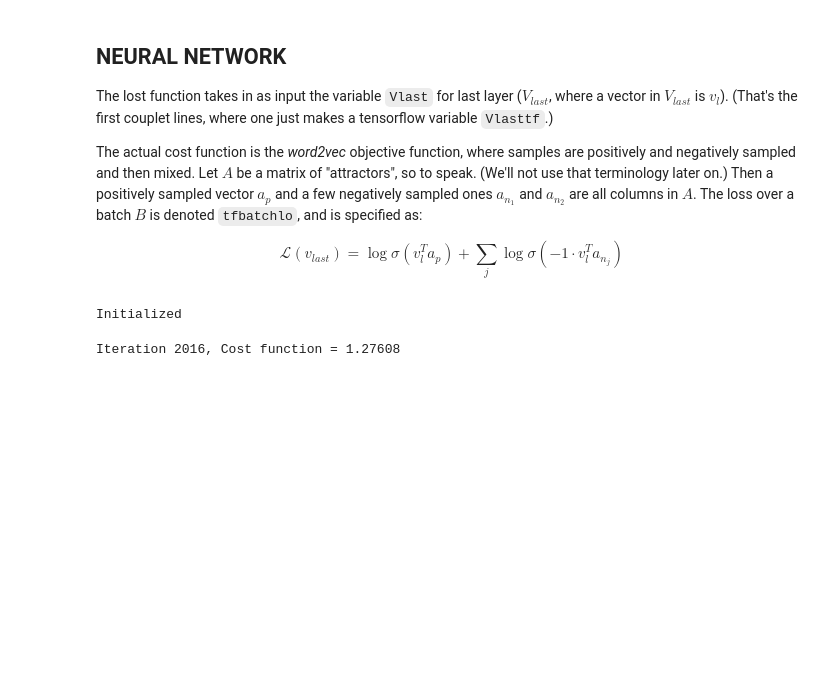
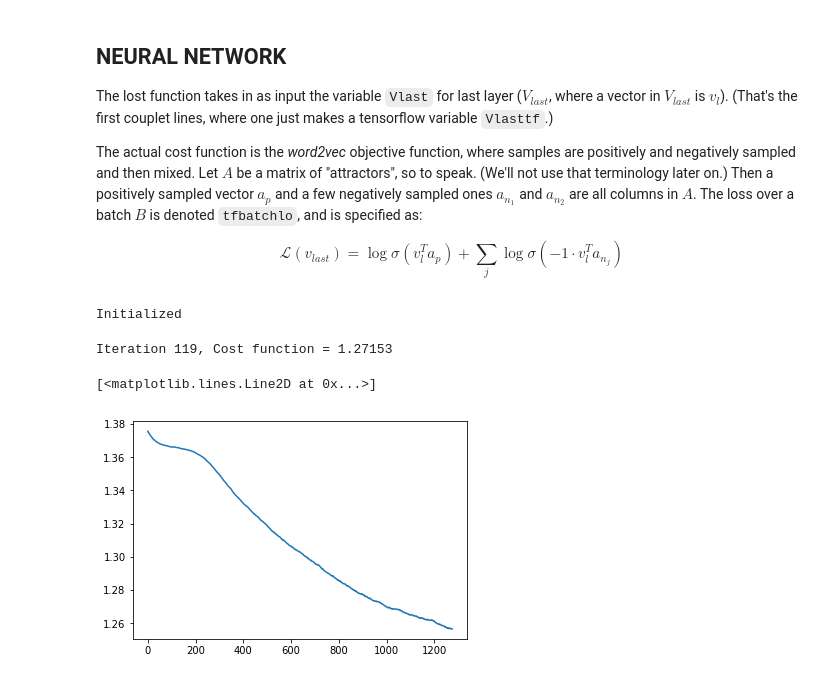
Before and after one commit to Lab41/Magnolia, a Jupyter notebook: sandbox/lab41-broadcast/contribution.ipynb, the cells around one changed output. Saved outputs shown, nothing was run; the diff lists cells and outputs as text; code cells hidden in the pictures; blank space fills up the shorter version.

```diff
--- a/sandbox/lab41-broadcast/contribution.ipynb
+++ b/sandbox/lab41-broadcast/contribution.ipynb
@@ -26,7 +26,7 @@ print(tf.__version__)
 ## Set up the data
 # %%
 numsources = 2
-batchsize = 64
+batchsize = 256
 datashape = (40, 257)
 embedding_size = 600
 libridev='/local_data/teams/magnolia/libri-dev.h5'
@@ -156,7 +156,7 @@ class L41Broadcast:
         Voutbroad= tf.reshape( Vout, [Yshape[0], Yshape[1], 1, Yshape[3], self.embedding_size] )
 
         # Correlate all the vectors:
-        lossfxn = - tf.log( tf.nn.sigmoid( - Y * tf.reduce_sum(Vinbroad * Voutbroad, 4) ) )
+        lossfxn = - tf.log( tf.nn.sigmoid( Y * tf.reduce_sum(Vinbroad * Voutbroad, 4) ) )
 
         # Sum correlations over positive and negative correlations
         lossfxn = tf.reduce_sum( lossfxn, 1 )
@@ -211,6 +213,6 @@ for iteration in range(1000000):
     sys.stdout.write('\rIteration '+str(iteration)+', Cost function = '+str(cost))
 
     if not ((iteration+1) % 1000):
-        save_path = saver.save(sess, "/data/fs4/home/kni/magnolia/models/l41-model-2spkr-expt.h5")
+        save_path = saver.save(sess, "/data/fs4/home/kni/magnolia/models/l41-model-2spkr-expt-pos.h5")
 # %% [output]
-Iteration 2016, Cost function = 1.27608
+Iteration 119, Cost function = 1.27153
@@ -219,3 +219,11 @@ plt.plot(np.array(costs))
+# %%
+def meanfilter(costs):
+    return np.convolve(np.array(costs), 1/100*np.ones(100), mode='valid')
+smoothcosts = meanfilter(costs)
+plt.plot(np.array(smoothcosts))
+# %% [output]
+[<matplotlib.lines.Line2D at 0x...>]
+[figure, added]
 # %%
 from src.utils.clustering_utils import get_cluster_masks
 from src.features.hdf5_iterator import Hdf5Iterator
```
Also changed, not shown: parts of 5 cells of this notebook.
